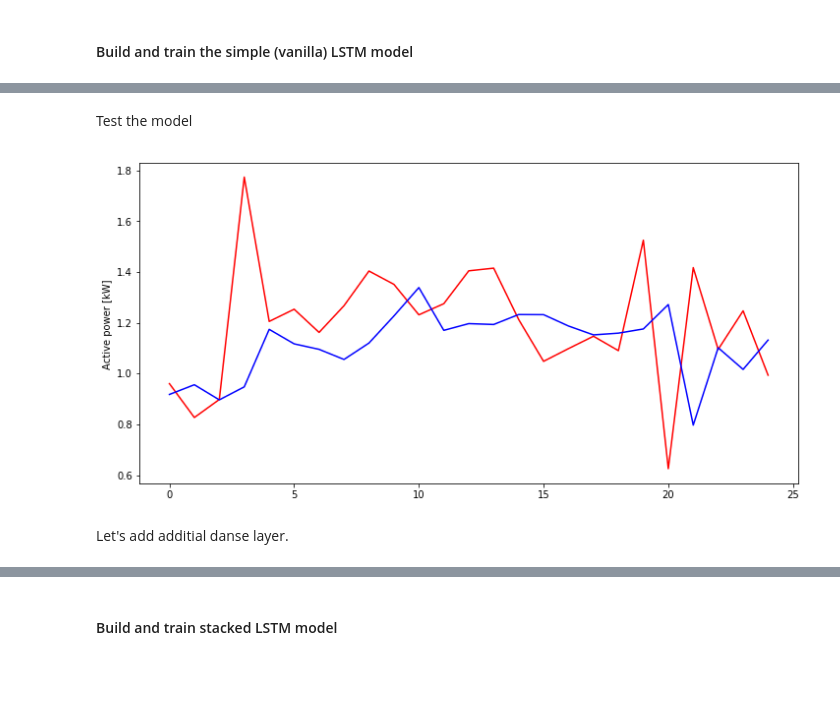
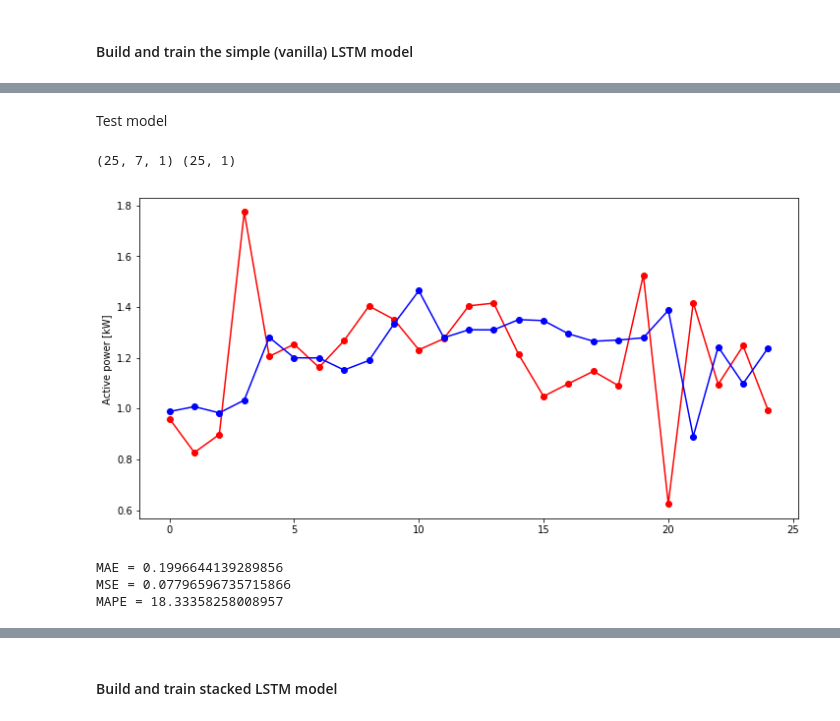
Before and after one commit to milosbozic/ml-conference-workshop, a Jupyter notebook: ml_conferece_wokshop.ipynb, the cells around one changed output, grey strips where cells are left out. Saved outputs shown, nothing was run; the diff lists cells and outputs as text; code cells hidden in the pictures; blank space fills up the shorter version.

```diff
--- a/ml_conferece_wokshop.ipynb
+++ b/ml_conferece_wokshop.ipynb
@@ -440,22 +442,34 @@ Non-trainable params: 0
 _________________________________________________________________
 <tensorflow.python.keras.callbacks.History at 0x...>
 # %% [markdown]
-Test the model
+Test model
 # %%
 test_seq = test['Global_active_power'].values
-
 # We are doing prediction one step ahead and we can generate test sequence using same function as we used for traing sequence
 x_test, y_test = univariate_split(test_seq, timesteps, horizon)
 
 x_test = x_test.reshape((x_test.shape[0], timesteps, n_features))
 yhat = model.predict(x_test, verbose=0)
 
 plt.figure(figsize=(12,6))
-plt.plot(y_test, 'r')
-plt.plot(yhat, 'b')
+plt.plot(y_test, 'r', marker='o')
+plt.plot(yhat, 'b', marker='o')
 plt.ylabel('Active power [kW] ')
 plt.show()
+
+from sklearn.metrics import mean_absolute_error, mean_squared_error
+
+# MAPE implementation
+def MAPE(y_true, y_pred):
+    return np.mean(np.abs((y_true - y_pred) / y_true)) * 100
+
+# Calc errors
+print('MAE = {}'.format(mean_absolute_error(y_test, yhat)))
+print('MSE = {}'.format(mean_squared_error(y_test, yhat)))
+print('MAPE = {}'.format(MAPE(y_test, yhat)))
 # %% [output]
+(25, 7, 1) (25, 1)
-[figure, old version]
+[figure, new version]
+MAE = 0.1996644139289856
+MSE = 0.07796596735715866
+MAPE = 18.33358258008957
-# %% [markdown]
-Let's add additial danse layer.
```
Also changed, not shown: parts of 16 cells of this notebook.
